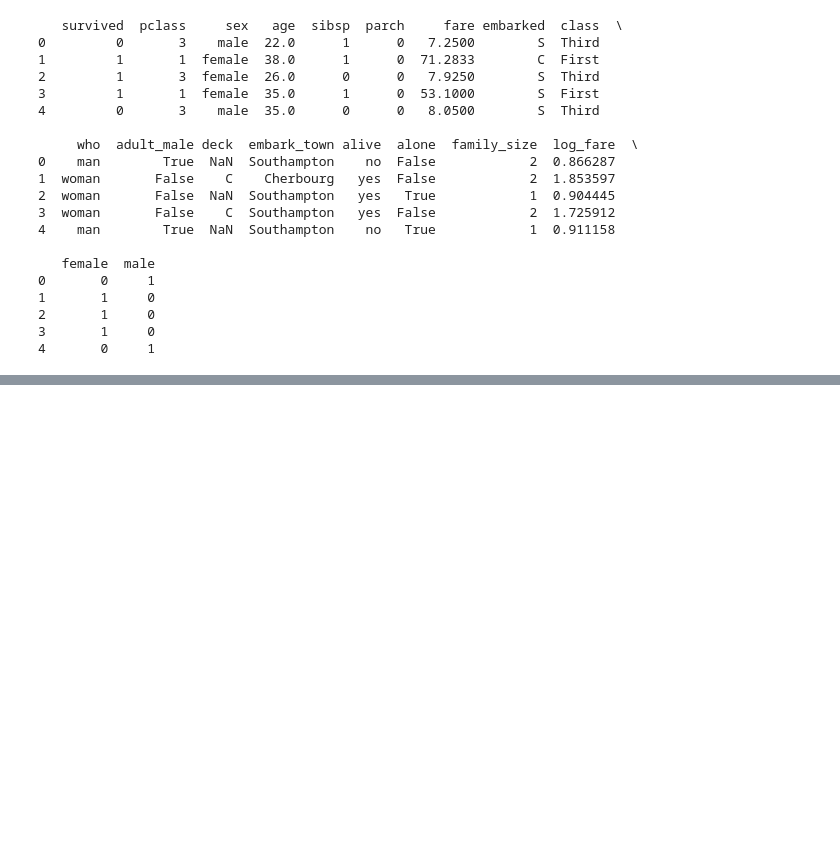
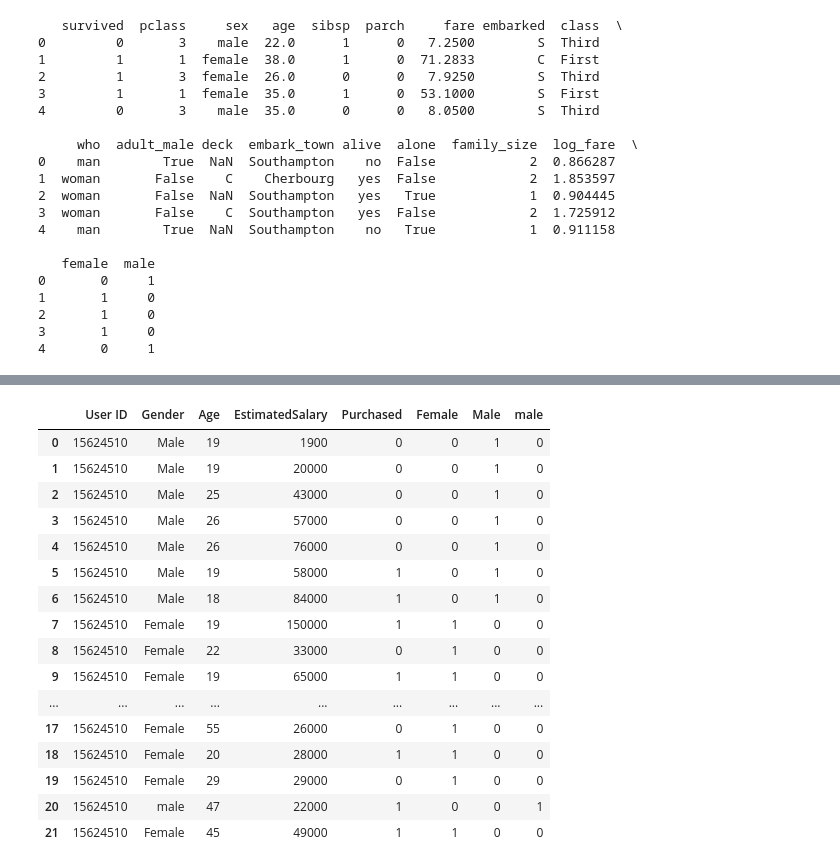
Before and after one commit to Amoako419/ML_, a Jupyter notebook: Pratice.ipynb, the cells around one changed output, grey strips where cells are left out. Saved outputs shown, nothing was run; the diff lists cells and outputs as text; code cells hidden in the pictures; blank space fills up the shorter version.

```diff
--- a/Pratice.ipynb
+++ b/Pratice.ipynb
@@ -159,3 +159,7 @@ print(titanic_df.head())
 2       1     0
 3       1     0
 4       0     1
+# %%
+import pandas as pd
+df = pd.read_csv('knn.csv')
+df
@@ -161,0 +184,21 @@ print(titanic_df.head())
+# %%
+sex=pd.get_dummies(df['Gender'], dtype='int')
+pd.concat([df, sex], axis=1)
+# %% [output]
+|  | User ID | Gender | Age | EstimatedSalary | Purchased | Female | Male | male |
+| 0 | 15624510 | Male | 19 | 1900 | 0 | 0 | 1 | 0 |
+| 1 | 15624510 | Male | 19 | 20000 | 0 | 0 | 1 | 0 |
+| 2 | 15624510 | Male | 25 | 43000 | 0 | 0 | 1 | 0 |
+| 3 | 15624510 | Male | 26 | 57000 | 0 | 0 | 1 | 0 |
+| 4 | 15624510 | Male | 26 | 76000 | 0 | 0 | 1 | 0 |
+| 5 | 15624510 | Male | 19 | 58000 | 1 | 0 | 1 | 0 |
+| 6 | 15624510 | Male | 18 | 84000 | 1 | 0 | 1 | 0 |
+| 7 | 15624510 | Female | 19 | 150000 | 1 | 1 | 0 | 0 |
+| 8 | 15624510 | Female | 22 | 33000 | 0 | 1 | 0 | 0 |
+| 9 | 15624510 | Female | 19 | 65000 | 1 | 1 | 0 | 0 |
+| ... | ... | ... | ... | ... | ... | ... | ... | ... |
+| 17 | 15624510 | Female | 55 | 26000 | 0 | 1 | 0 | 0 |
+| 18 | 15624510 | Female | 20 | 28000 | 1 | 1 | 0 | 0 |
+| 19 | 15624510 | Female | 29 | 29000 | 0 | 1 | 0 | 0 |
+| 20 | 15624510 | male | 47 | 22000 | 1 | 0 | 0 | 1 |
+| 21 | 15624510 | Female | 45 | 49000 | 1 | 1 | 0 | 0 |
```
Also changed, not shown: parts of 1 cell of this notebook, 4 other files.
